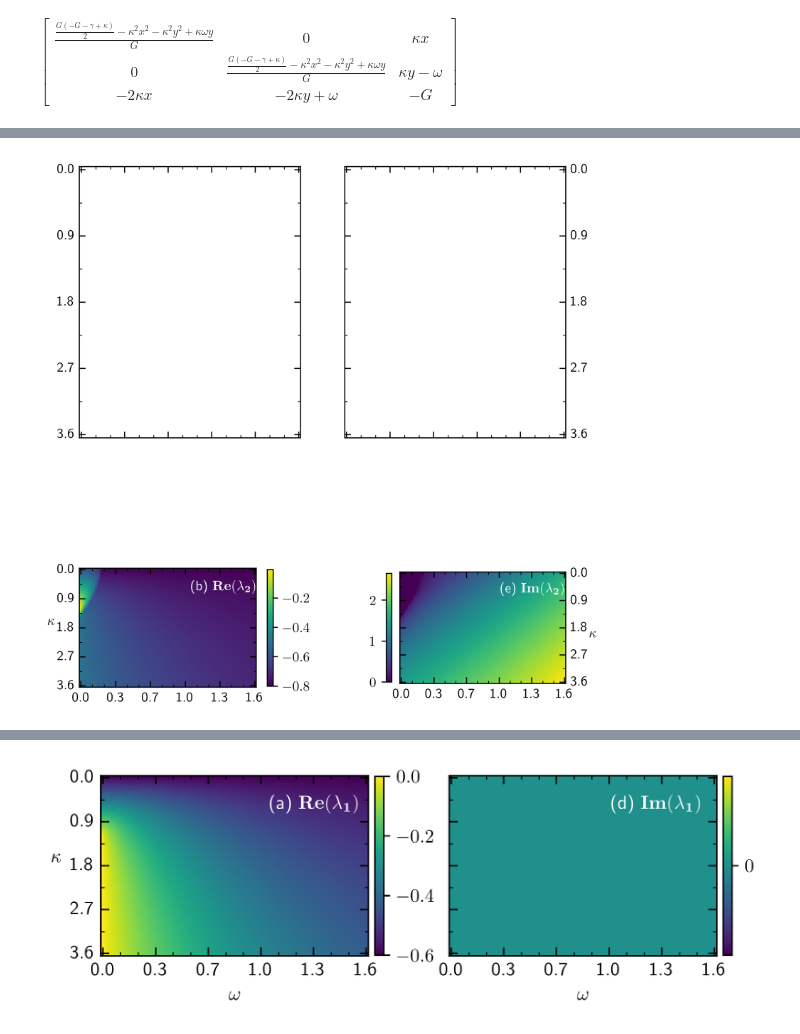
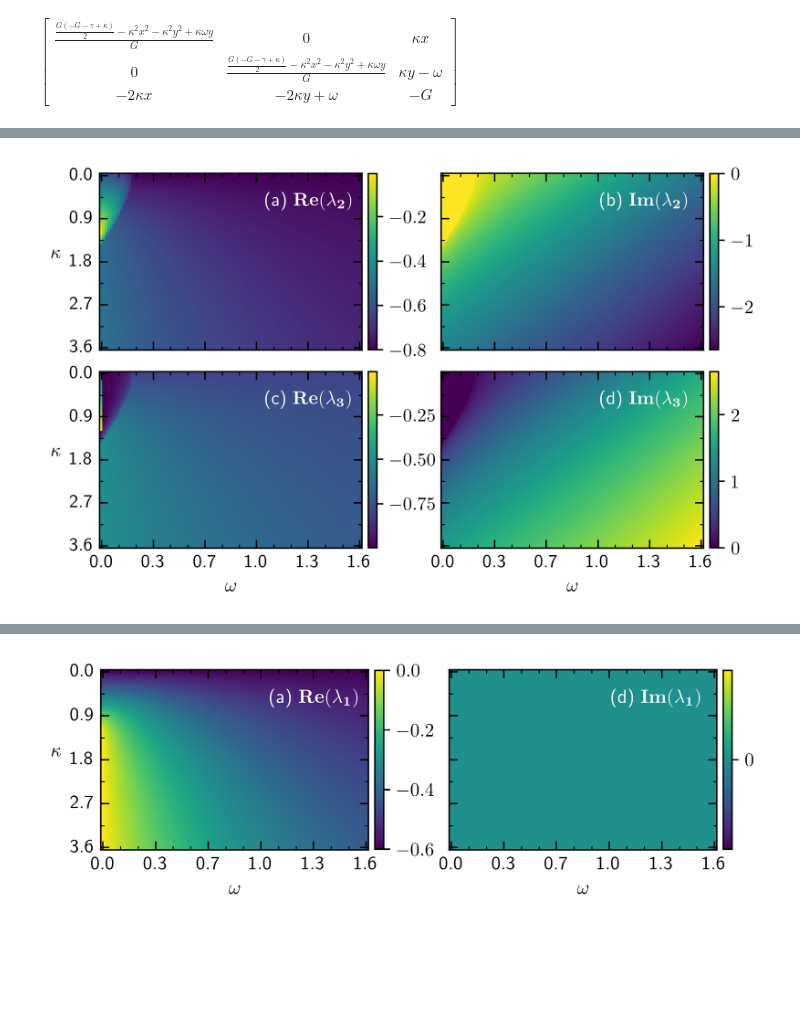
Before and after one commit to ChriGomm/saved_bachelor_scripts, a Jupyter notebook: sign_lam.ipynb, the cells around one changed output, grey strips where cells are left out. Drawn from its saved outputs; the diff is of its cells as text; code cells hidden in the pictures; blank space fills up the shorter version.

Commit message:
last commit thesis already in printing

```diff
--- a/sign_lam.ipynb
+++ b/sign_lam.ipynb
@@ -701,24 +719,27 @@ for s in range(3):
     for i in range(np.shape(k)[0]):
         for j in range(np.shape(w)[0]):
             if s==0:
-                # ms = np.array([0,root[i,j,s],m_z(root[i,j,s],w[j],k[i],Gam)])
-                # jac = jac_gl_np(0,ms,w[j],k[i],Gam,sgam)#[1:,1:]
+                ms = np.array([0,root[i,j,s],m_z(root[i,j,s],w[j],k[i],Gam)])
+                jac = jac_gl_np(0,ms,w[j],k[i],Gam,sgam)#[1:,1:]
                 # jac = lin_exp(root[i,j,s],w[j],k[i],Gam,sgam)
-                # num_eig[i,j,s,:],trash= eig(jac)
-                p[i,j,s], sqrt_interior[i,j,s], q[i,j,s] = lamtest(root[i,j,s],w[j],k[i],Gam,sgam)
+                # num_eig[i,j,s,:] = eig(jac)[0]
+                # p[i,j,s], sqrt_interior[i,j,s], q[i,j,s] = lamtest(root[i,j,s],w[j],k[i],Gam,sgam)
                 num_eig[i,j,s] = lamda_consistant(root[i,j,s],w[j],k[i],Gam,sgam)
             else:
                 if i>j:
                     # ms = np.array([0,root[i,j,s],m_z(root[i,j,s],w[j],k[i],Gam)])
                     # jac = jac_gl_np(0,ms,w[j],k[i],Gam,sgam)#[1:,1:]
-                    # jac = lin_exp(root[i,j,s],w[j],k[i],Gam,sgam)
-                    # num_eig[i,j,s,:],trash= np.linalg.eig(jac)
+                    # # jac = lin_exp(root[i,j,s],w[j],k[i],Gam,sgam)
+                    # try:
+                    #     num_eig[i,j,s,:]= np.linalg.eig(jac)[0]
+                    # except:
+                    #     num_eig[i,j,s,:]=np.nan
                     num_eig[i,j,s,:] = lamda_consistant(root[i,j,s],w[j],k[i],Gam,sgam)
                     if  np.any(np.isnan(np.real(num_eig[i,j,s,:]))):
                         # print(root[i,j,s])
                         print(i,j)
                     border[i,j,:]= np.nan
-                    p[i,j,s], sqrt_interior[i,j,s], q[i,j,s] = lamtest(root[i,j,s],w[j],k[i],Gam,sgam)
+                    # p[i,j,s], sqrt_interior[i,j,s], q[i,j,s] = lamtest(root[i,j,s],w[j],k[i],Gam,sgam)
                     # if np.abs(p[i,j,s]+np.trace(jac[1:,1:]))>1/10**10:
                     #     print(p[i,j,s]+np.trace(jac[1:,1:]))
 
@@ -744,7 +888,7 @@ from matplotlib.colors import LinearSegmentedColormap
 # lamda = np.zeros_like(root)
 # border = np.zeros_like(root)
 # q = np.zeros_like(root)
-# num_eig = np.zeros((root.shape[0],root.shape[1],root.shape[2],2),dtype=np.complex64)
+# num_eig = np.zeros((root.shape[0],root.shape[1],root.shape[2],3),dtype=np.complex64)
 # for s in range(3):
 #     for i in range(np.shape(k)[0]):
 #         for j in range(np.shape(w)[0]):
@@ -759,23 +903,23 @@ from matplotlib.colors import LinearSegmentedColormap
 #                     num_eig[i,j,s,:],trash= np.linalg.eig(jac)
 #                 else:
 #                     num_eig[i,j,s,:] = np.nan
-                # print(np.linalg.eig(jac)[0])
+#                 print(np.linalg.eig(jac)[0])
 
-            # if s<0 and i!=j:
-            #     border[i,j,s]=np.nan
-            # elif s>=0 and i>j:
-            #     border[i,j,s]=np.nan
-            # if s==1 and i==j:
-            #     p[i,j,s], sqrt_interior[i,j,s], q[i,j,s] = lamtest(root[i,j,0],w[j],k[i],Gam,sgam)
-            # elif s>0 and i<j:
-            #     p[i,j,s], sqrt_interior[i,j,s] ,q[i,j,s]=1,1,1
+#             if s<0 and i!=j:
+#                 border[i,j,s]=np.nan
+#             elif s>=0 and i>j:
+#                 border[i,j,s]=np.nan
+#             if s==1 and i==j:
+#                 p[i,j,s], sqrt_interior[i,j,s], q[i,j,s] = lamtest(root[i,j,0],w[j],k[i],Gam,sgam)
+#             elif s>0 and i<j:
+#                 p[i,j,s], sqrt_interior[i,j,s] ,q[i,j,s]=1,1,1
 
-            # else:
-            #     p[i,j,s], sqrt_interior[i,j,s], q[i,j,s] = lamtest(root[i,j,s],w[j],k[i],Gam,sgam)
-            # if sqrt_interior[i,j,s]>=0:
-            #     lamda[i,j,s]=(-p[i,j,s]+np.sqrt(sqrt_interior[i,j,s]))/2
-            # else:
-            #     lamda[i,j,s]=np.nan
+#             else:
+#                 p[i,j,s], sqrt_interior[i,j,s], q[i,j,s] = lamtest(root[i,j,s],w[j],k[i],Gam,sgam)
+#             if sqrt_interior[i,j,s]>=0:
+#                 lamda[i,j,s]=(-p[i,j,s]+np.sqrt(sqrt_interior[i,j,s]))/2
+#             else:
+#                 lamda[i,j,s]=np.nan
 
 tickformat = Format(xscale=w,yscale=k,xprec="{:.1f}",yprec="{:.1f}")
 tickp = TickProperties(SZX=True,SZY=True,\
@@ -783,21 +927,22 @@ tickp = TickProperties(SZX=True,SZY=True,\
                         xtick_step_minor=4,\
                             ytick_step_major=10,\
                                 ytick_step_minor=5)
-setup = Setup_Fig(name_of_plot='lam_anal_s.png',tickp=tickp,formater=tickformat)
+setup = Setup_Fig(name_of_plot='lam_anal_s_3.png',tickp=tickp,formater=tickformat)
 setup.fig_width= 16.2*cm
-setup.fig_height=20*cm #29.1*cm
+setup.fig_height=14*cm #29.1*cm
 setup.DEFAULT_HEAT_EXTEND = (-0.5,60.5,40.5,-0.5)
 # fig, ax = setup.return_fig(shape=(3,2),dots_per_inch=600)
 
-fig, ax = setup.return_fig(shape=(3,2),dots_per_inch=400,xax_share='col',yax_share='all',joined=True)
+fig, ax = setup.return_fig(shape=(2,2),dots_per_inch=400,xax_share='col',yax_share='all',joined=True)
 # plotstruct = [[sqrt_interior[:,:,0],sqrt_interior[:,:,1],sqrt_interior[:,:,2]],[q[:,:,0],q[:,:,1],q[:,:,2]]]
 # plotstruct = [[np.imag(num_eig[:,:,2,1]).astype(np.float64),np.real(num_eig[:,:,2,1]).astype(np.float64),np.real(num_eig[:,:,2,2]).astype(np.float64)],[sqrt_interior[:,:,2],p[:,:,2],q[:,:,2]]]
 eignum = 0
-plotstruct = [[np.real(num_eig[:,:,eignum,0]).astype(np.float64),np.real(num_eig[:,:,eignum,1]).astype(np.float64),np.real(num_eig[:,:,eignum,2]).astype(np.float64)],[np.imag(num_eig[:,:,eignum,0]).astype(np.float64),np.imag(num_eig[:,:,eignum,1]).astype(np.float64),np.imag(num_eig[:,:,eignum,2]).astype(np.float64)]]
+# plotstruct = [[np.real(num_eig[:,:,eignum,1]).astype(np.float64),np.real(num_eig[:,:,eignum,2]).astype(np.float64)],[np.imag(num_eig[:,:,eignum,1]).astype(np.float64),np.imag(num_eig[:,:,eignum,2]).astype(np.float64)]]
+plotstruct = [[np.real(num_eig[:,:,eignum,1]).astype(np.float64),np.real(num_eig[:,:,eignum,0]).astype(np.float64)],[np.imag(num_eig[:,:,eignum,1]).astype(np.float64),np.imag(num_eig[:,:,eignum,0]).astype(np.float64)]]
 # plotstruct = [[np.real(num_eig[:,:,eignum,0]).astype(np.float64),np.real(num_eig[:,:,eignum,1]).astype(np.float64),np.real(num_eig[:,:,eignum,2]).astype(np.float64)],[np.sqrt(np.abs(sqrt_interior[:,:,0])),p[:,:,0],q[:,:,0]]]
 # title = [[r'(a) $\tilde{q}$ for smallest $m_y$',r'(b) $\tilde{q}$ for middle $m_y$',r'(c) $\tilde{q}$ for largest $m_y$'],[r'(d) $p$ for smallest $m_y$',r'(e) $p$ for middle $m_y$',r'(f) $p$ for largest $m_y$']]
 # title = [[r'(a) sign$(\tilde{q})$ for middle $m_y$',r'(b) sign$(p)$ for middle $m_y$',r'(c) sign$(q)$ for middle $m_y$'],[r'(d) sign$(\tilde{q})$ for largest $m_y$',r'(e) sign$(p)$ for largest $m_y$',r'(f) sign$(q)$ for largest $m_y$']]
-title = [[r'(a) $\bf{Re}(\lambda_1)$',r'(b) $\bf{Re}(\lambda_2)$',r'(c) $\bf{Re}(\lambda_3)$'],[r'(d) $\bf{Im}(\lambda_1)$',r'(e) $\bf{Im}(\lambda_2)$',r'(f) $\bf{Im}(\lambda_3)$']]
+title = [[r'(a) $\bf{Re}(\lambda_2)$',r'(c) $\bf{Re}(\lambda_3)$'],[r'(b) $\bf{Im}(\lambda_2)$',r'(d) $\bf{Im}(\lambda_3)$']]
 images = []
 cdict1 = {
     'blue': (
@@ -816,21 +961,24 @@ cdict1 = {
     )
 }
 colormap = LinearSegmentedColormap('red',cdict1)
-label_locs = ['right','left']
+label_locs = ['right','right']
 titlex = [38,36.5]
 titley = 7
-cbarlabels = [(1,4,7),(-1,-4,-7),(-1,0,1)]
-for i in range(3):
+cbarlabels = [(-1,-4,-7),(-1,0,1)]
+for i in range(2):
     for j in range(2):
         im = ax[i,j].imshow(plotstruct[j][i],extent=(-0.5,60.5,40.5,-0.5))
         # borderline = ax[i,j].imshow(border[:,:,2],cmap=colormap,vmin=-1,vmax=1,extent=(-0.5,64.5,39.5,-0.5))
         # ax[i,j].set_title(title[j][i],loc='center',y=-0.45,fontsize=9)
-        ax[i,j].yaxis.set_label_position(label_locs[1-j])
-        if i==2:
+        # ax[i,j].yaxis.set_label_position(label_locs[1-j])
+        if i==1:
             ax[i,j].set_xlabel(r'$\omega$')
-        ax[i,j].set_ylabel(r'$\kappa$',rotation=0)
+        if j==0:
+            ax[i,j].set_ylabel(r'$\kappa$',rotation=0,labelpad=7)
+        else:
+            ax[i,j].tick_params(axis='y',direction='in',which='both',left=True,right=True,labelleft=False,labelright=False)
         # if i>=0:
-        if i==0 and j==1:
+        if i==-1 and j==1:
             ax[i,j].text(titlex[j],titley,title[j][i],color='1')
         else:
             ax[i,j].text(titlex[j],titley,title[j][i],color='1')
@@ -839,13 +987,13 @@ for i in range(3):
         images.append(im)
 # cbar1 = fig.colorbar(images[3],ax=ax,orientation='vertical',fraction=0.05)
         if j==1:
-            if i ==0:
-                cbar2 = fig.colorbar(images[-1],ticks=cbarlabels[2],ax=ax[i,j],orientation='vertical',location=label_locs[j],shrink=0.4,anchor=(1.5,0.5))
+            if False:#i ==0:
+                cbar2 = fig.colorbar(images[-1],ticks=cbarlabels[1],ax=ax[i,j],orientation='vertical',location=label_locs[j],shrink=0.4,anchor=(1.5,0.5))
             else:
-                cbar2 = fig.colorbar(images[-1],ax=ax[i,j],orientation='vertical',location=label_locs[j],shrink=0.4,anchor=(1.5,0.5))
+                cbar2 = fig.colorbar(images[-1],ax=ax[i,j],orientation='vertical',location=label_locs[j],shrink=0.48,pad=0.02)
         else:
-            cbar2 = fig.colorbar(images[-1],ax=ax[i,j],orientation='vertical',location=label_locs[j],shrink=0.43)
-plt.subplots_adjust(hspace=-0.54,wspace=-0.03)
+            cbar2 = fig.colorbar(images[-1],ax=ax[i,j],orientation='vertical',location=label_locs[j],shrink=0.48,pad=0.02)
+plt.subplots_adjust(hspace=-0.46,wspace=0.08)
 # fig.tight_layout()
 # plt.figtext(s=r'\,\\Figure 5: The figures a-c present the sign of the interior of the square root for the eigenvalues $\lambda_{23}$ \\for the different fixed points and parameter configurations. Figures d-f show in the same manner \\the sign of $p$. In the entire setup is \\$\Gamma=1$ and $\gamma=0.2$ fixed.',x=0,y=0,fontsize=10,bbox=dict(xy=(0,0),width=5,height=5,boxstyle='Square'))
 # plt.savefig('/home/christian/Documents/Bachelor/protocol/pictures/'+setup.name_of_plot,bbox_inches='tight')
@@ -855 +1002 @@ IndexError: index 2 is out of bounds for axis 0 with size 2
-[figure, old version]
+[figure, new version]
```
Also changed, not shown: parts of 6 cells of this notebook, 2 other files.
